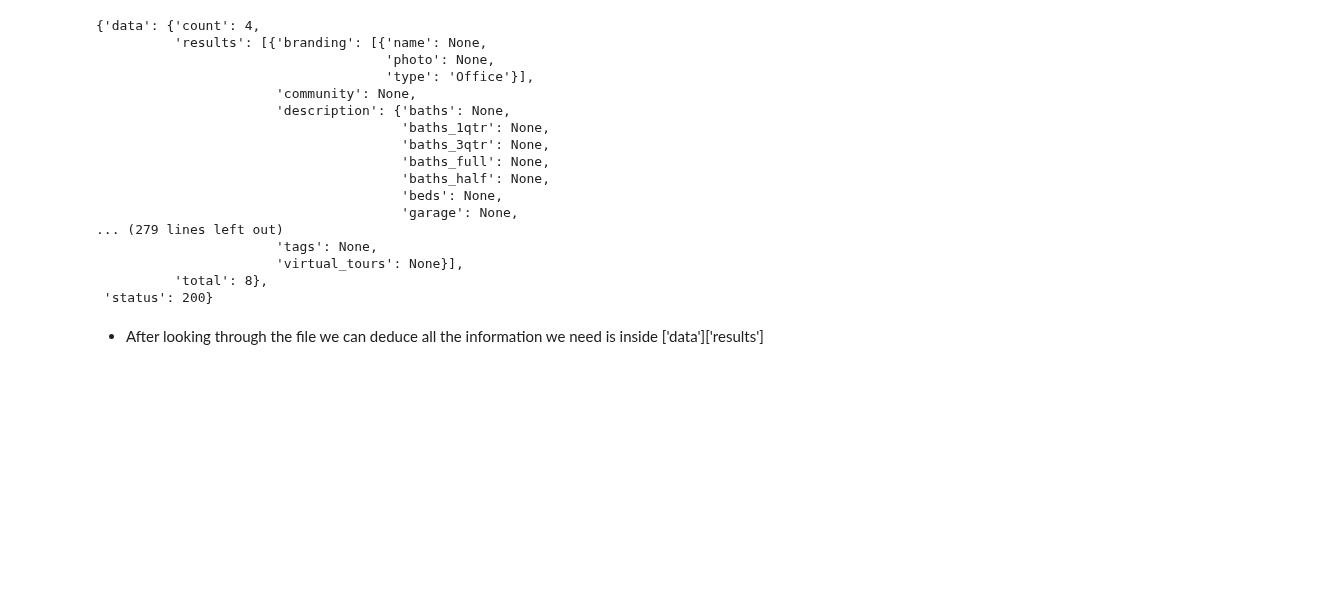
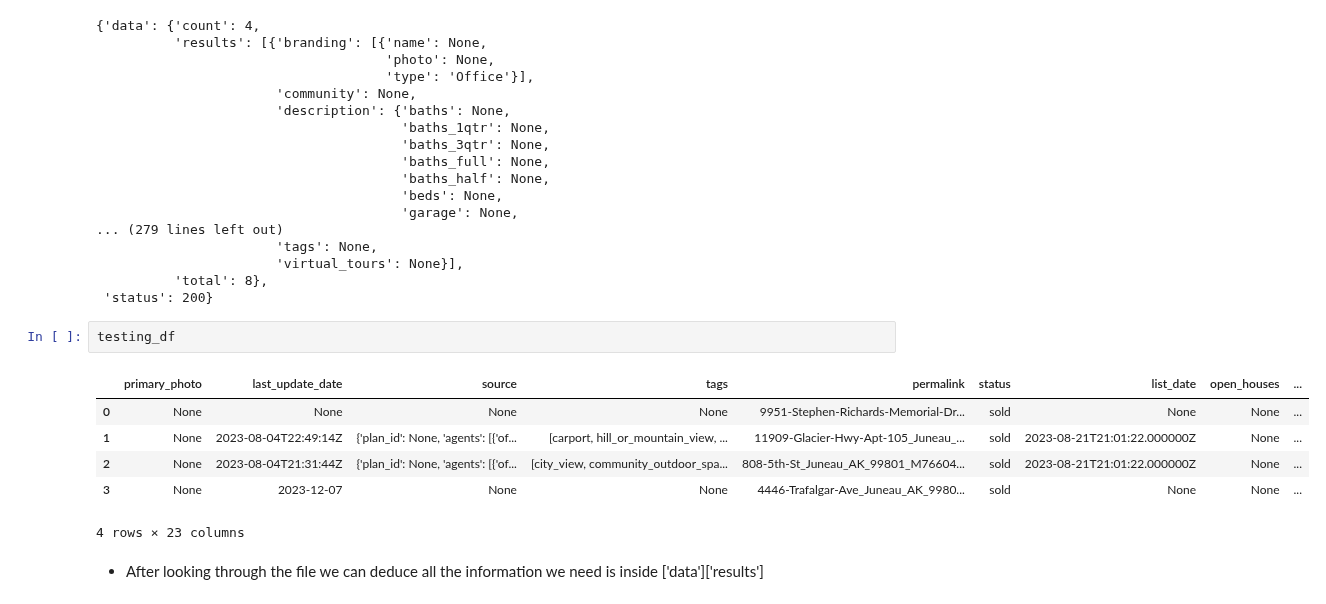
Before and after one commit to FinchWilliam/DS-Midterm-Project, a Jupyter notebook: notebooks/1 - EDA.ipynb, the cells around one changed output. Cells and saved outputs as stored; diff of their text form; blank space fills up the shorter version.

```diff
--- a/notebooks/1 - EDA.ipynb
+++ b/notebooks/1 - EDA.ipynb
@@ -53,6 +51,15 @@ testing_df = pd.DataFrame(data['data']['results'])
                        'virtual_tours': None}],
           'total': 8},
  'status': 200}
+# %%
+testing_df
+# %% [output]
+|  | primary_photo | last_update_date | source | tags | permalink | status | list_date | open_houses | ... |
+| 0 | None | None | None | None | 9951-Stephen-Richards-Memorial-Dr... | sold | None | None | ... |
+| 1 | None | 2023-08-04T22:49:14Z | {'plan_id': None, 'agents': [{'of... | [carport, hill_or_mountain_view, ... | 11909-Glacier-Hwy-Apt-105_Juneau_... | sold | 2023-08-21T21:01:22.000000Z | None | ... |
+| 2 | None | 2023-08-04T21:31:44Z | {'plan_id': None, 'agents': [{'of... | [city_view, community_outdoor_spa... | 808-5th-St_Juneau_AK_99801_M76604... | sold | 2023-08-21T21:01:22.000000Z | None | ... |
+| 3 | None | 2023-12-07 | None | None | 4446-Trafalgar-Ave_Juneau_AK_9980... | sold | None | None | ... |
+4 rows × 23 columns
 # %% [markdown]
  - After looking through the file we can deduce all the information we need is inside ['data']['results']
 # %%
```
Also changed, not shown: parts of 26 cells of this notebook, 3 other files.
